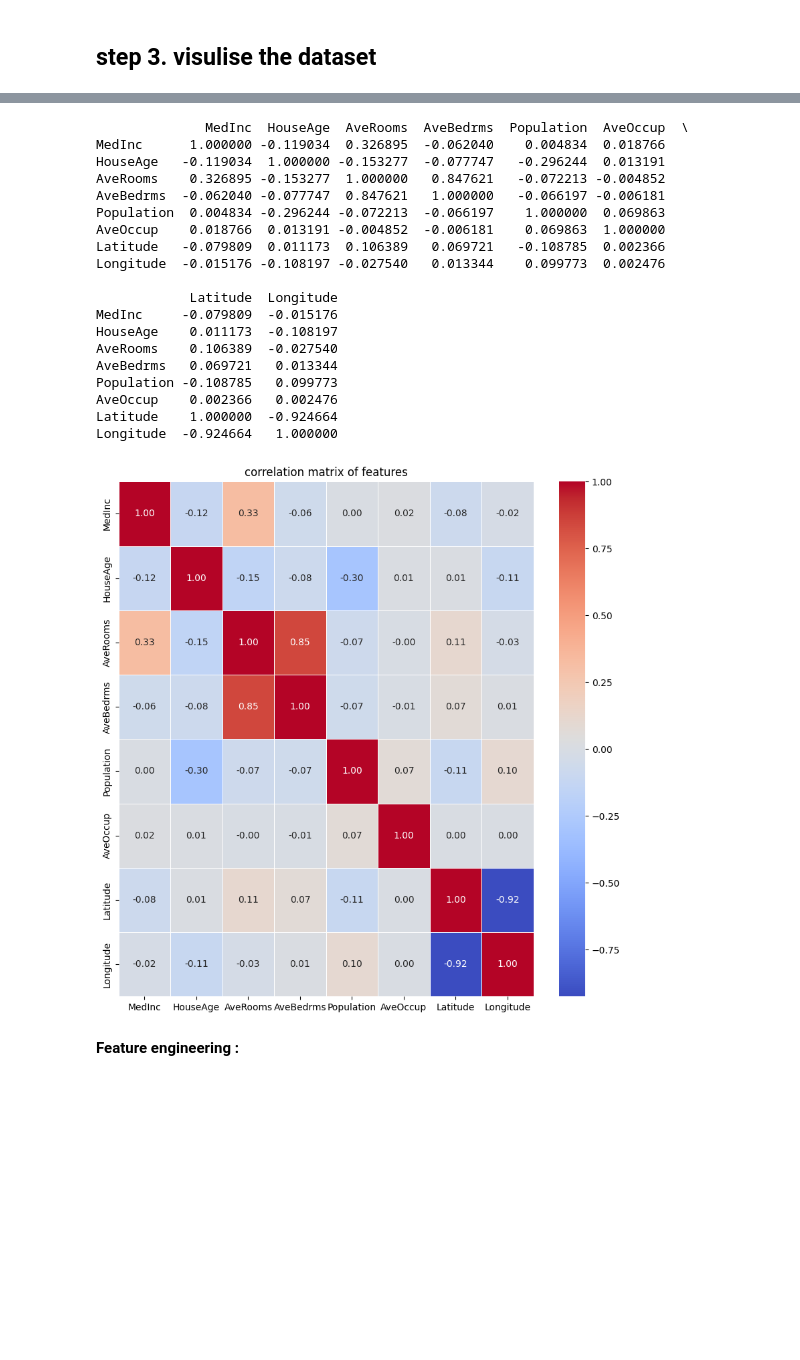
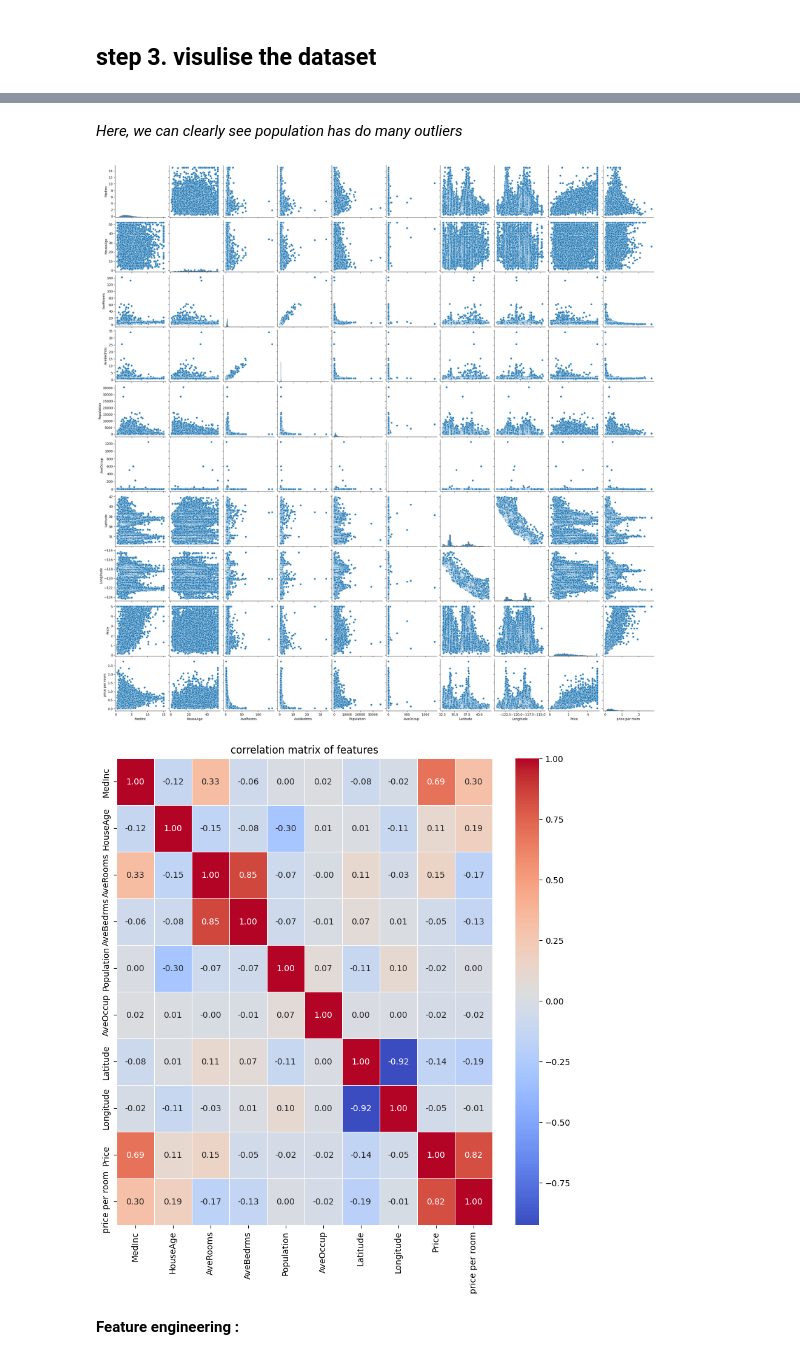
Before and after one commit to mrrendex2006/machine-learning-from-scratch, a Jupyter notebook: 01_linear_regression/california_housing.ipynb, the cells around one changed output, grey strips where cells are left out. Saved outputs shown, nothing was run; the diff lists cells and outputs as text; code cells hidden in the pictures; blank space fills up the shorter version.

Commit message:
corrections in housing price prediction model

```diff
--- a/01_linear_regression/california_housing.ipynb
+++ b/01_linear_regression/california_housing.ipynb
@@ -13,6 +15,7 @@ housing= fetch_california_housing()
 
 df=pd.DataFrame(data=housing.data,columns=housing.feature_names)
 print(f'dataset shape: {df.shape[0]} rows x {df.shape[1]} columns')
+df['Price']=housing.target # adding target variable to df
 df.head()
 # %% [output]
 dataset shape: 20640 rows x 8 columns
@@ -75,30 +133,18 @@ array([[<Axes: title={'center': 'MedInc'}>,
+# %% [markdown]
+*Here, we can clearly see population has do many outliers*
+# %%
+# Pair plot
+sns.pairplot(df)
+plt.show()
+# %% [output]
+[figure, added]
 # %%
-corr_matrix=df.corr(numeric_only=True) # this will work as it drops columns have non numeric data
-print(corr_matrix)
+# ploting heatmap to see correlations
 plt.figure(figsize=(10,10))
-sns.heatmap(corr_matrix, annot=True, cmap='coolwarm', fmt=".2f", linewidths=0.5)
+sns.heatmap(df.corr(), annot=True, cmap='coolwarm', fmt=".2f", linewidths=0.5)
 plt.title('correlation matrix of features')
 plt.show()
 # %% [output]
-              MedInc  HouseAge  AveRooms  AveBedrms  Population  AveOccup  \
-MedInc      1.000000 -0.119034  0.326895  -0.062040    0.004834  0.018766
-HouseAge   -0.119034  1.000000 -0.153277  -0.077747   -0.296244  0.013191
-AveRooms    0.326895 -0.153277  1.000000   0.847621   -0.072213 -0.004852
-AveBedrms  -0.062040 -0.077747  0.847621   1.000000   -0.066197 -0.006181
-Population  0.004834 -0.296244 -0.072213  -0.066197    1.000000  0.069863
-AveOccup    0.018766  0.013191 -0.004852  -0.006181    0.069863  1.000000
-Latitude   -0.079809  0.011173  0.106389   0.069721   -0.108785  0.002366
-Longitude  -0.015176 -0.108197 -0.027540   0.013344    0.099773  0.002476
-
-            Latitude  Longitude
-MedInc     -0.079809  -0.015176
-HouseAge    0.011173  -0.108197
-AveRooms    0.106389  -0.027540
-AveBedrms   0.069721   0.013344
-Population -0.108785   0.099773
-AveOccup    0.002366   0.002476
-Latitude    1.000000  -0.924664
-Longitude  -0.924664   1.000000
-[figure, old version]
+[figure, new version]
 # %% [markdown]
 **Feature engineering :**
```
Also changed, not shown: parts of 16 cells of this notebook, 1 other file.
